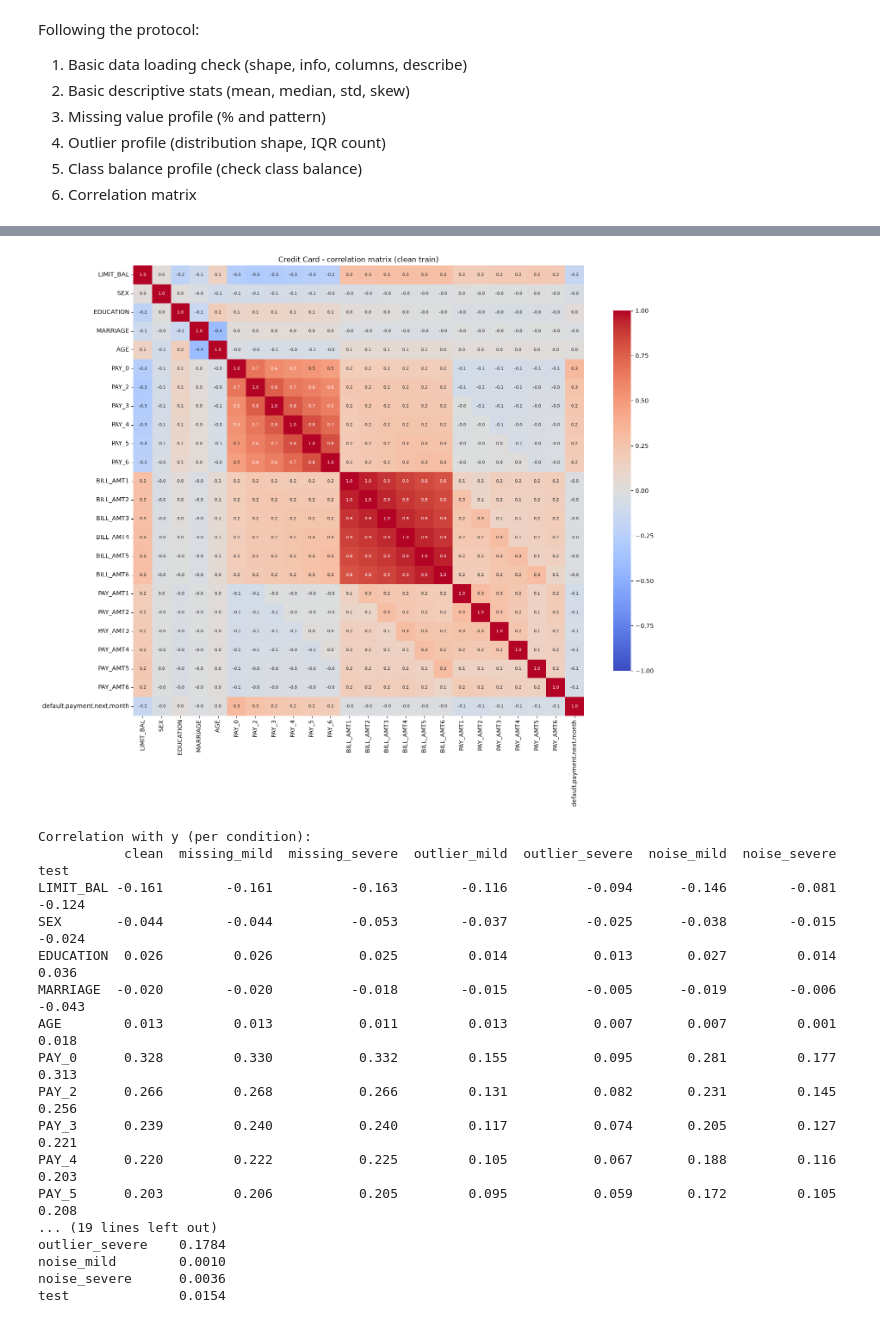
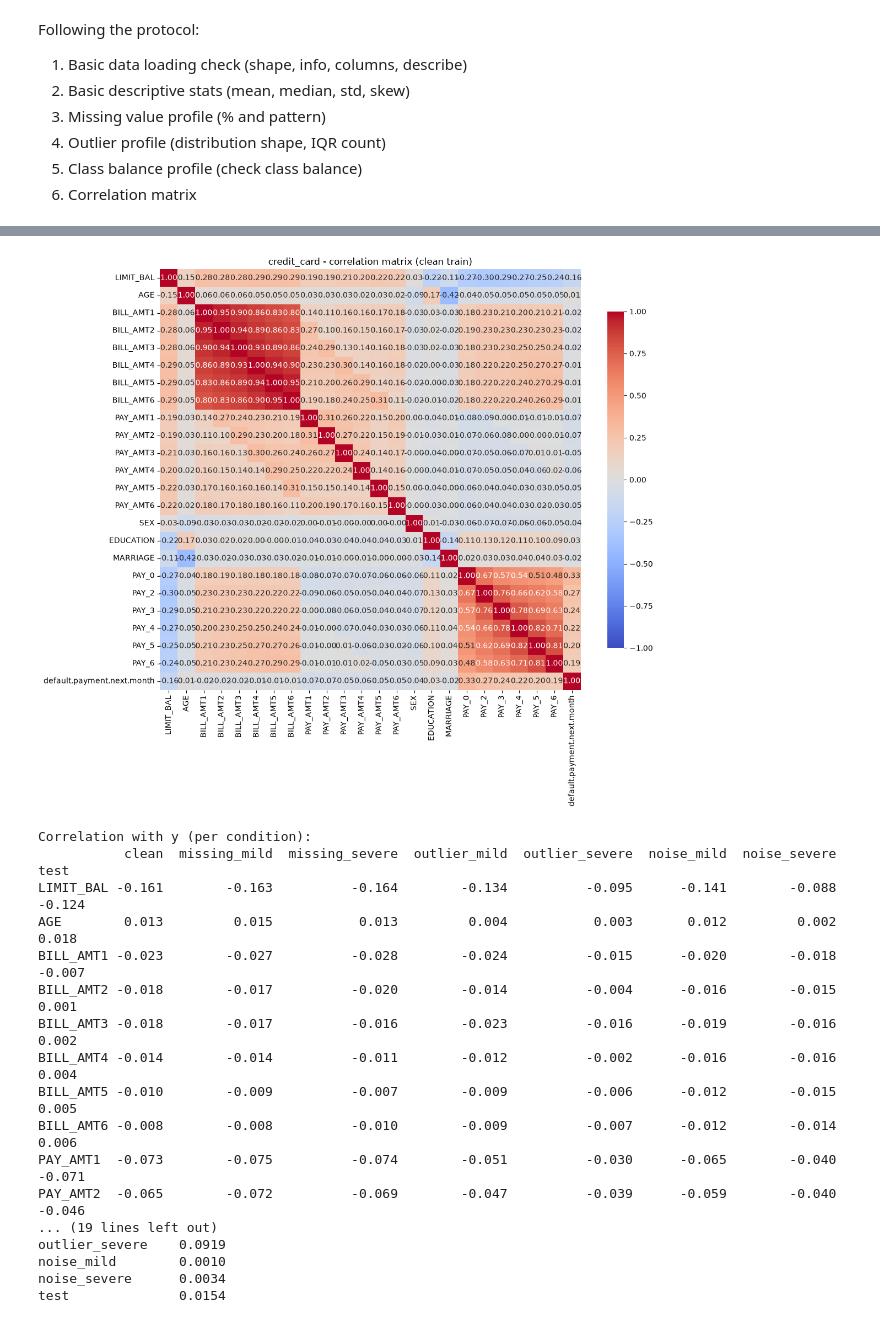
Before and after one commit to aryamegananda/POLIMI-GSOM-Projects, a Jupyter notebook: 04_Thesis/notebooks/eda_credit_card.ipynb, the cells around one changed output, grey strips where cells are left out. Cells and saved outputs as stored; diff of their text form; code cells hidden in the pictures.

```diff
--- a/04_Thesis/notebooks/eda_credit_card.ipynb
+++ b/04_Thesis/notebooks/eda_credit_card.ipynb
@@ -210,6 +218,11 @@ print(missing_pct.to_string())
 
 print("\nOverall missing % per condition:")
 print(missing_pct.mean().round(2).to_string())
+
+print("\nInjected missing % (CONT + CODES only):")
+for name, d in all_dfs.items():
+    rate = d[CONT + CODES].isnull().mean().mean() * 100
+    print(f"  {name:<16} {rate:.2f}")
 # %% [output]
 Missing Value in % (per column, per condition):
                             clean  missing_mild  missing_severe  outlier_mild  outlier_severe  noise_mild  noise_severe  test
@@ -232,7 +245,9 @@ test               0.0
 # 3b. Missing pattern
 for name in ["missing_mild", "missing_severe"]:
     d = all_dfs[name]
-    print(f"\n{name.upper()} - missing % by target class:")
-    table = d.groupby("default.payment.next.month").apply(lambda g: g[num_cols].isnull().mean()*100)
-    print(table.round(2).T.to_string())
+    print(f"\n{name.upper()} - missing % by class (0 / 1):")
+    for col in CONT + CODES:
+        rate0 = d.loc[d[TARGET] == 0, col].isna().mean() * 100
+        rate1 = d.loc[d[TARGET] == 1, col].isna().mean() * 100
+        print(f"  {col:<25} {rate0:6.2f}  {rate1:6.2f}")
 # %% [output]
@@ -298,16 +314,19 @@ PAY_AMT6   10.55          9.85           10.99          5.18            2.13
 # %%
 # Ground-truth injection rate + range check
+check_cols = CONT + CODES
+clean = all_dfs["clean"]
+
 for cond in ["outlier_mild", "outlier_severe"]:
     d = all_dfs[cond]
-    changed = (d[num_cols] != all_dfs["clean"][num_cols]).mean() * 100
+    changed = (d[check_cols] != clean[check_cols]).mean() * 100
     summary = pd.DataFrame({
         "changed_%": changed.round(2),
-        "clean_min": all_dfs["clean"][num_cols].min(),
-        "clean_max": all_dfs["clean"][num_cols].max(),
-        f"{cond}_min": d[num_cols].min(),
-        f"{cond}_max": d[num_cols].max(),
-        "clean_std": all_dfs["clean"][num_cols].std().round(2),
-        f"{cond}_std": d[num_cols].std().round(2),
+        "clean_min": clean[check_cols].min(),
+        "clean_max": clean[check_cols].max(),
+        f"{cond}_min": d[check_cols].min(),
+        f"{cond}_max": d[check_cols].max(),
+        "clean_std": clean[check_cols].std().round(2),
+        f"{cond}_std": d[check_cols].std().round(2),
     })
     print(f"\n{cond.upper()}")
     print(summary.to_string())
@@ -369,48 +388,48 @@ NOISE_SEVERE
 # %%
 # 6. Correlation matrix
-corr_cols = num_cols + ["default.payment.next.month"]
+corr_cols = num_cols + CODES + [TARGET]
 
 # 6a. Full heatmap - clean baseline
 corr_clean = all_dfs["clean"][corr_cols].corr()
 
-plt.figure(figsize=(16, 13))
-sns.heatmap(corr_clean, annot=True, fmt=".1f", cmap="coolwarm", center=0,
-            vmin=-1, vmax=1, square=True, annot_kws={"size": 7}, cbar_kws={"shrink": 0.8})
-plt.title("Credit Card - correlation matrix (clean train)")
+plt.figure(figsize=(12, 10))
+sns.heatmap(corr_clean, annot=True, fmt=".2f", cmap="coolwarm", center=0,
+            vmin=-1, vmax=1, square=True, cbar_kws={"shrink": 0.8})
+plt.title(f"{DATASET} - correlation matrix (clean train)")
 plt.tight_layout()
 plt.show()
 
 # 6b. Correlation with target, per condition
 target_corr = pd.DataFrame(
-    {name: d[corr_cols].corr()["default.payment.next.month"].drop("default.payment.next.month") for name, d in all_dfs.items()}
+    {name: d[corr_cols].corr()[TARGET].drop(TARGET) for name, d in all_dfs.items()}
 ).round(3)
 
 print("Correlation with y (per condition):")
 print(target_corr.to_string())
 
 # 6c. How much each condition distorts the whole matrix vs clean
 distortion = pd.Series(
     {name: (d[corr_cols].corr() - corr_clean).abs().values.mean() for name, d in all_dfs.items()}
 ).round(4)
 
 print("\nMean absolute change in correlation vs clean:")
 print(distortion.to_string())
 # %% [output]
-[figure, old version]
+[figure, new version]
 Correlation with y (per condition):
            clean  missing_mild  missing_severe  outlier_mild  outlier_severe  noise_mild  noise_severe   test
-LIMIT_BAL -0.161        -0.161          -0.163        -0.116          -0.094      -0.146        -0.081 -0.124
-SEX       -0.044        -0.044          -0.053        -0.037          -0.025      -0.038        -0.015 -0.024
-EDUCATION  0.026         0.026           0.025         0.014           0.013       0.027         0.014  0.036
-MARRIAGE  -0.020        -0.020          -0.018        -0.015          -0.005      -0.019        -0.006 -0.043
-AGE        0.013         0.013           0.011         0.013           0.007       0.007         0.001  0.018
-PAY_0      0.328         0.330           0.332         0.155           0.095       0.281         0.177  0.313
-PAY_2      0.266         0.268           0.266         0.131           0.082       0.231         0.145  0.256
-PAY_3      0.239         0.240           0.240         0.117           0.074       0.205         0.127  0.221
-PAY_4      0.220         0.222           0.225         0.105           0.067       0.188         0.116  0.203
-PAY_5      0.203         0.206           0.205         0.095           0.059       0.172         0.105  0.208
+LIMIT_BAL -0.161        -0.163          -0.164        -0.134          -0.095      -0.141        -0.088 -0.124
+AGE        0.013         0.015           0.013         0.004           0.003       0.012         0.002  0.018
+BILL_AMT1 -0.023        -0.027          -0.028        -0.024          -0.015      -0.020        -0.018 -0.007
+BILL_AMT2 -0.018        -0.017          -0.020        -0.014          -0.004      -0.016        -0.015  0.001
+BILL_AMT3 -0.018        -0.017          -0.016        -0.023          -0.016      -0.019        -0.016  0.002
+BILL_AMT4 -0.014        -0.014          -0.011        -0.012          -0.002      -0.016        -0.016  0.004
+BILL_AMT5 -0.010        -0.009          -0.007        -0.009          -0.006      -0.012        -0.015  0.005
+BILL_AMT6 -0.008        -0.008          -0.010        -0.009          -0.007      -0.012        -0.014  0.006
+PAY_AMT1  -0.073        -0.075          -0.074        -0.051          -0.030      -0.065        -0.040 -0.071
+PAY_AMT2  -0.065        -0.072          -0.069        -0.047          -0.039      -0.059        -0.040 -0.046
 ... (19 lines left out)
-outlier_severe    0.1784
+outlier_severe    0.0919
 noise_mild        0.0010
-noise_severe      0.0036
+noise_severe      0.0034
 test              0.0154
```
Also changed, not shown: parts of 13 cells of this notebook, 2 other files.
